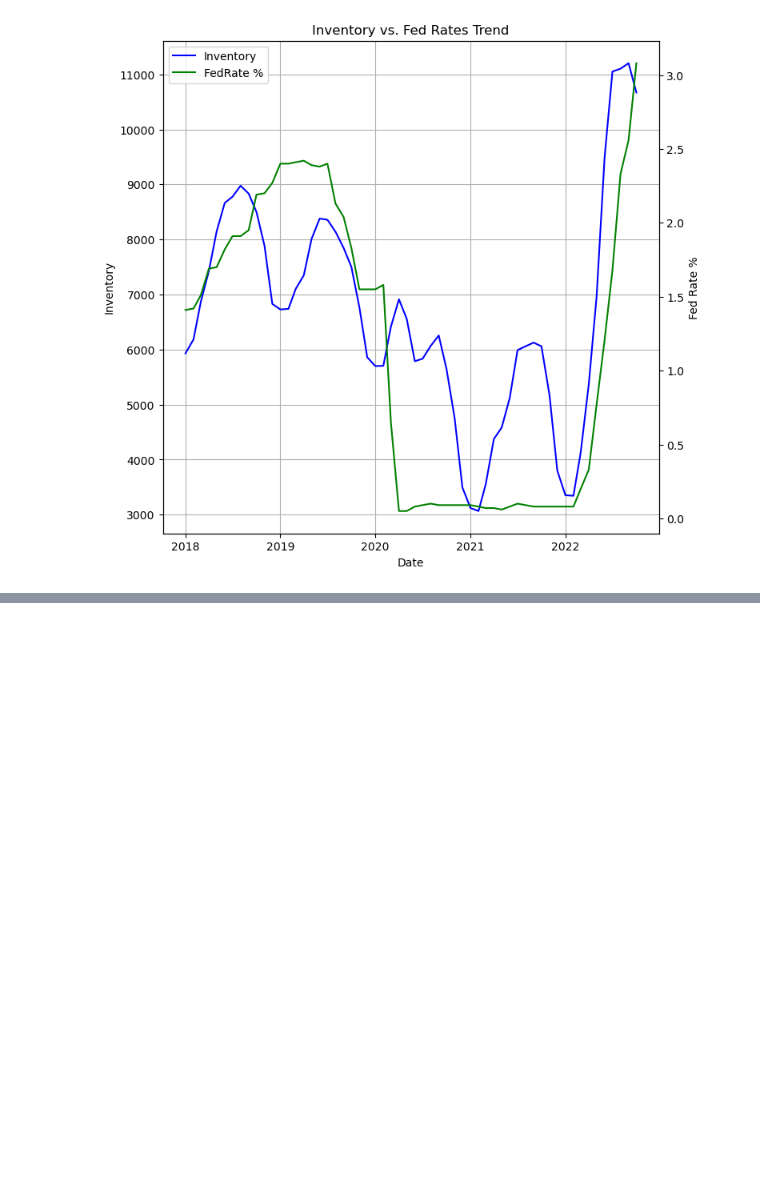
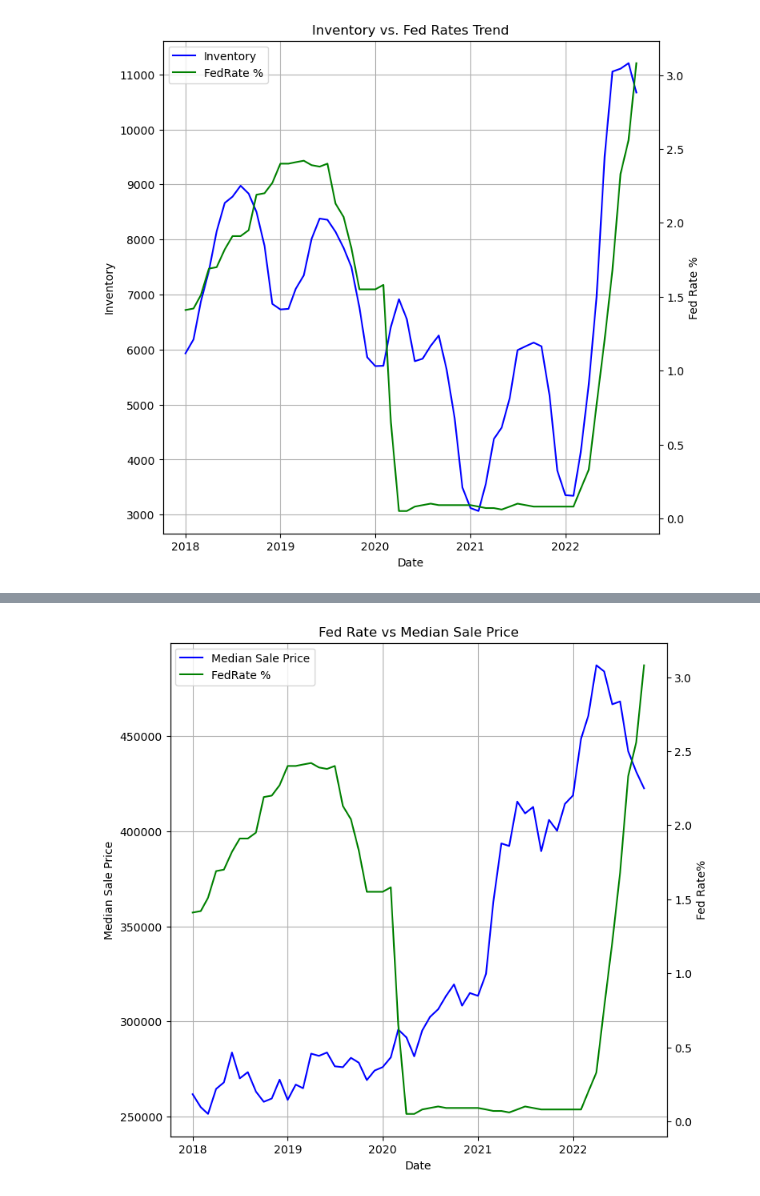
Before and after one commit to zarbin/UTA_Project-1, a Jupyter notebook: final_notebook.ipynb, the cells around one changed output, grey strips where cells are left out. Cells and saved outputs as stored; diff of their text form; code cells hidden in the pictures; blank space fills up the shorter version.

```diff
--- a/final_notebook.ipynb
+++ b/final_notebook.ipynb
@@ -642,3 +645,14 @@ plt.title('Inventory vs. Fed Rates Trend')
 plt.show()
 # %% [output]
 [figure]
+# %%
+update_sale = clean_df.groupby(['month_year'])['median_sale_price'].mean()
+update_sale_df = pd.DataFrame(update_sale)
+update_sale_df.reset_index(inplace=True)
+update_sale_df["DATE"] = update_sale_df['month_year']
+update_sale_df["DATE"] = pd.to_datetime(update_sale_df["DATE"])
+
+#compine DFs for completing median sale price to fed rate analysis
+final_df = pd.merge(rates_final_df, update_sale_df, on = 'DATE')
+final_df = final_df[['DATE', 'FED RATES', 'Mtg30', 'Mtg15', 'FHA 30', 'Jumbo30', 'median_sale_price']]
+final_df.head()
@@ -644,0 +666,25 @@ plt.show()
+# %%
+x = final_df['DATE']
+y1 = final_df['median_sale_price']
+y2 = final_df['FED RATES']
+
+fig, ax1 = plt.subplots(figsize=(8,8))
+ax2 = ax1.twinx()
+
+lns1 = ax1.plot(x, y1, color='b', label='Median Sale Price')
+ax1.set_xlabel('Date')
+ax1.set_ylabel('Median Sale Price')
+
+lns2 = ax2.plot(x, y2, color='g', label='FedRate %')
+ax2.set_ylabel('Fed Rate%')
+
+#legend
+lns = lns1 + lns2
+labels = [l.get_label() for l in lns] #list compression
+ax1.legend(lns, labels)
+
+ax1.grid()
+plt.title('Fed Rate vs Median Sale Price')
+plt.show()
+# %% [output]
+[figure, added]
```
Also changed, not shown: parts of 3 cells of this notebook, 1 other file.
